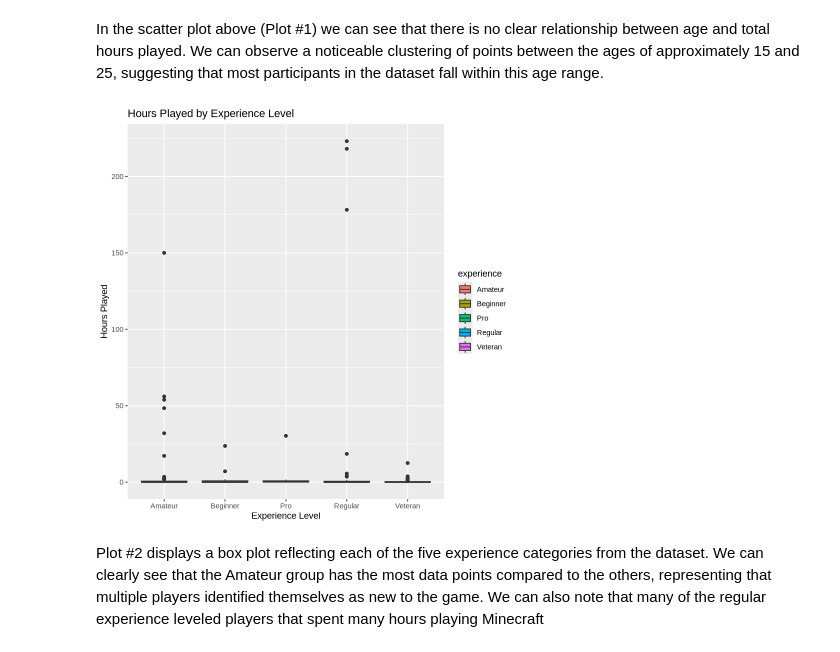
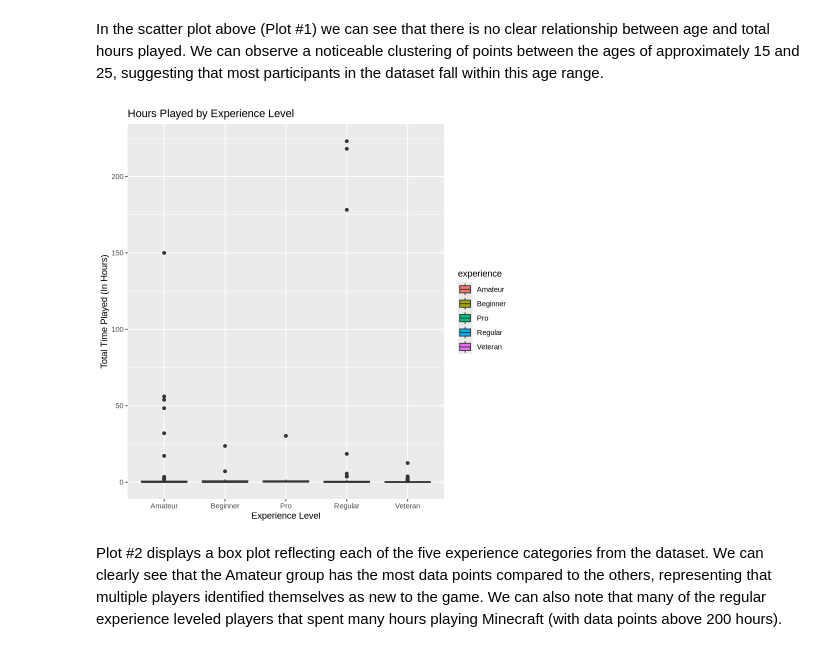
Before and after one commit to akaashaujla05/DSCI-100-PPI-46, a Jupyter notebook: PPI.ipynb, the cells around one changed output. Drawn from its saved outputs; the diff is of its cells as text; code cells hidden in the pictures.

```diff
--- a/PPI.ipynb
+++ b/PPI.ipynb
@@ -122,17 +126,17 @@ In the scatter plot above (Plot #1) we can see that there is no clear relationsh
 # %%
 
 #plot #2 Investigating Potiential Linkage between Hours played and Player Experience
 
 players_experience_hoursplayed_plot<-players_data|>
 ggplot(aes(x=experience, y=played_hours, fill = experience))+
 geom_boxplot() +
-labs(x = "Experience Level", y = "Hours Played", title = "Hours Played by Experience Level")
+labs(x = "Experience Level", y = "Total Time Played (In Hours)", title = "Hours Played by Experience Level")
 
 players_experience_hoursplayed_plot
 # %% [output]
-[figure, old version]
+[figure, new version]
 # %% [markdown]
-Plot #2 displays a box plot reflecting each of the five experience categories from the dataset. We can clearly see that the Amateur group has the most data points compared to the others, representing that multiple players identified themselves as new to the game. We can also note that many of the regular experience leveled players that spent many hours playing Minecraft
+Plot #2 displays a box plot reflecting each of the five experience categories from the dataset. We can clearly see that the Amateur group has the most data points compared to the others, representing that multiple players identified themselves as new to the game. We can also note that many of the regular experience leveled players that spent many hours playing Minecraft (with data points above 200 hours).
 # %% [markdown]
 ### 4.) Method and Plan
 
```
Also changed, not shown: parts of 5 cells of this notebook, 2 other files.
